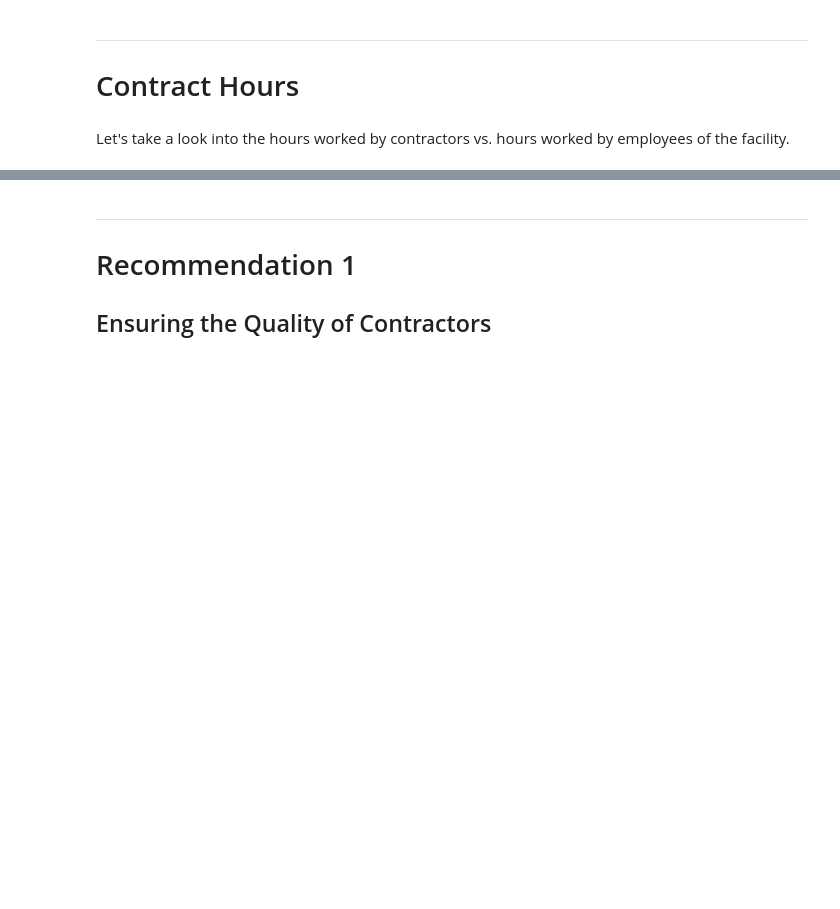
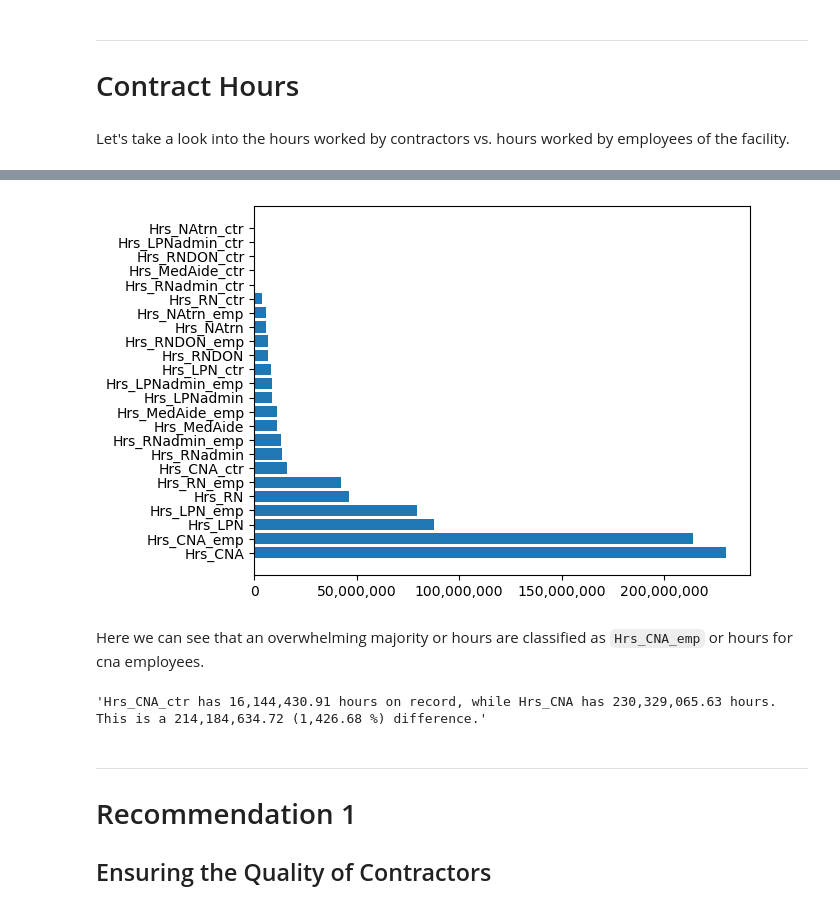
Before and after one commit to Djohnson1313/cms_data_exercise, a Jupyter notebook: cms_data_exercise.ipynb, the cells around one changed output, grey strips where cells are left out. Saved outputs shown, nothing was run; the diff lists cells and outputs as text; code cells hidden in the pictures; blank space fills up the shorter version.

```diff
--- a/cms_data_exercise.ipynb
+++ b/cms_data_exercise.ipynb
@@ -330,0 +336,2 @@ Let's take a look into the hours worked by contractors vs. hours worked by emplo
+# %%
+df_hours = df.iloc[:, 9:]
@@ -330,0 +347,39 @@ Let's take a look into the hours worked by contractors vs. hours worked by emplo
+# %%
+def plot_val(df):
+
+    '''
+    this function takes in 2 values, what data frame to use and what column to use to plot.
+    this function will automatically order them in decending order (bottom to top) as well as auto color them based on pre-determened coloring
+    per company name. if a company were to be added to the data frame, it will not have an assigned color and will most likely cause an error
+    when calling the function. add company to below area marked as "company color assignment" in color_map
+    ---
+    requirments : df(str) & col(str)
+    ---
+    '''
+
+    # df variable assignment
+    df_ = df
+    dict_ = {}
+
+    # creates a dictionary that assigns the name of a company to the key and the given column value to value
+    for col in df_.columns:
+        dict_[col] = df_[col].sum()
+
+    # sort created dictionary (descending)
+    sorted_dict = dict(sorted(dict_.items(), reverse = True, key = lambda item : item[1]))
+
+    # extract key/values
+    k = list(sorted_dict.keys())
+    v = list(sorted_dict.values())
+
+    fig, ax = plt.subplots()
+    plt.barh(k, v)
+    ax.get_xaxis().set_major_formatter(
+        plt.FuncFormatter(lambda x, p: format(int(x), ','))) # format labels
+    plt.show();
+# %%
+plot_val(df_hours)
+# %% [output]
+[figure, added]
+# %% [markdown]
+Here we can see that an overwhelming majority or hours are classified as `Hrs_CNA_emp` or hours for cna employees.
@@ -331,3 +417,7 @@ Let's take a look into the hours worked by contractors vs. hours worked by emplo
+# %%
+hours_calc(df_hours, 'Hrs_CNA_ctr','Hrs_CNA')
+# %% [output]
+'Hrs_CNA_ctr has 16,144,430.91 hours on record, while Hrs_CNA has 230,329,065.63 hours. This is a 214,184,634.72 (1,426.68 %) difference.'
 # %% [markdown]
 ---
 # Recommendation 1
```
Also changed, not shown: parts of 6 cells of this notebook.
